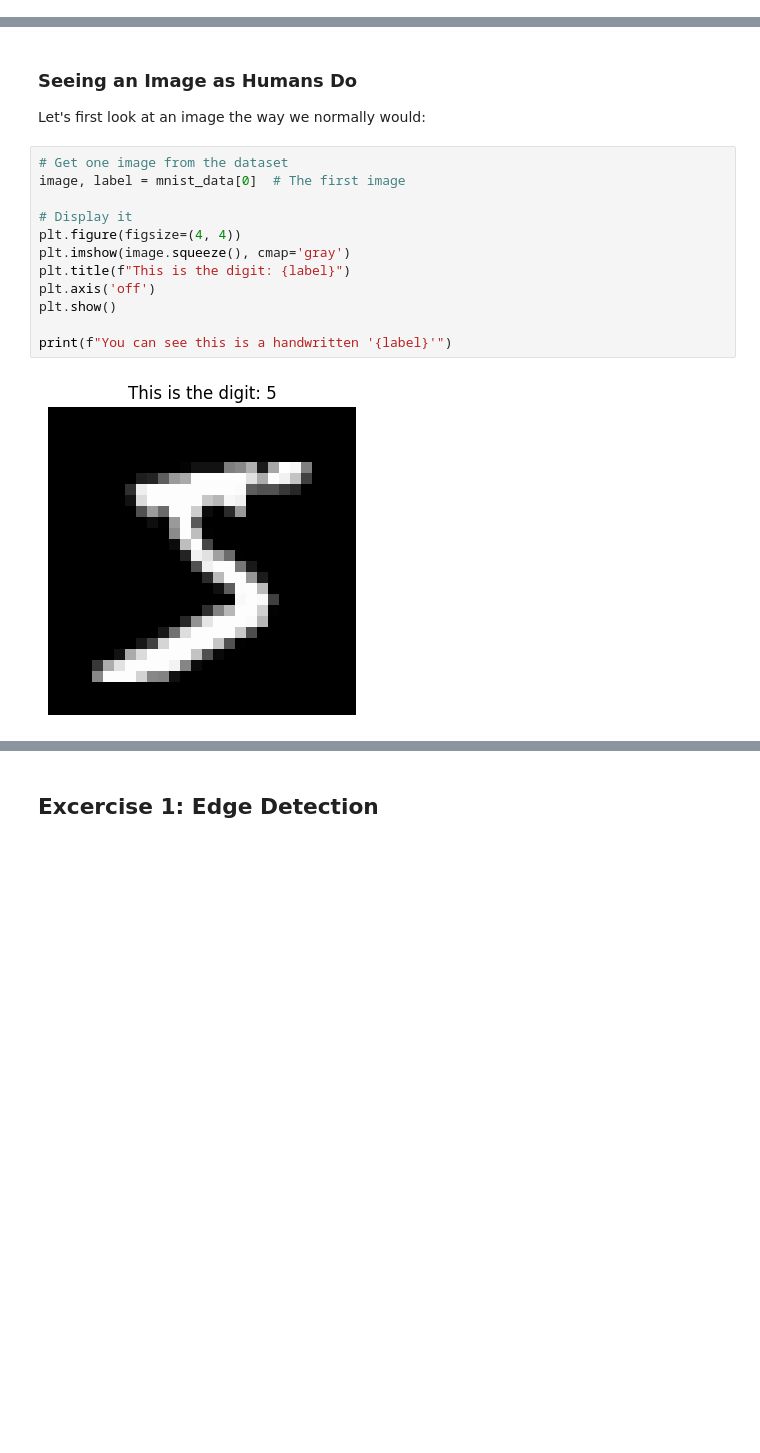
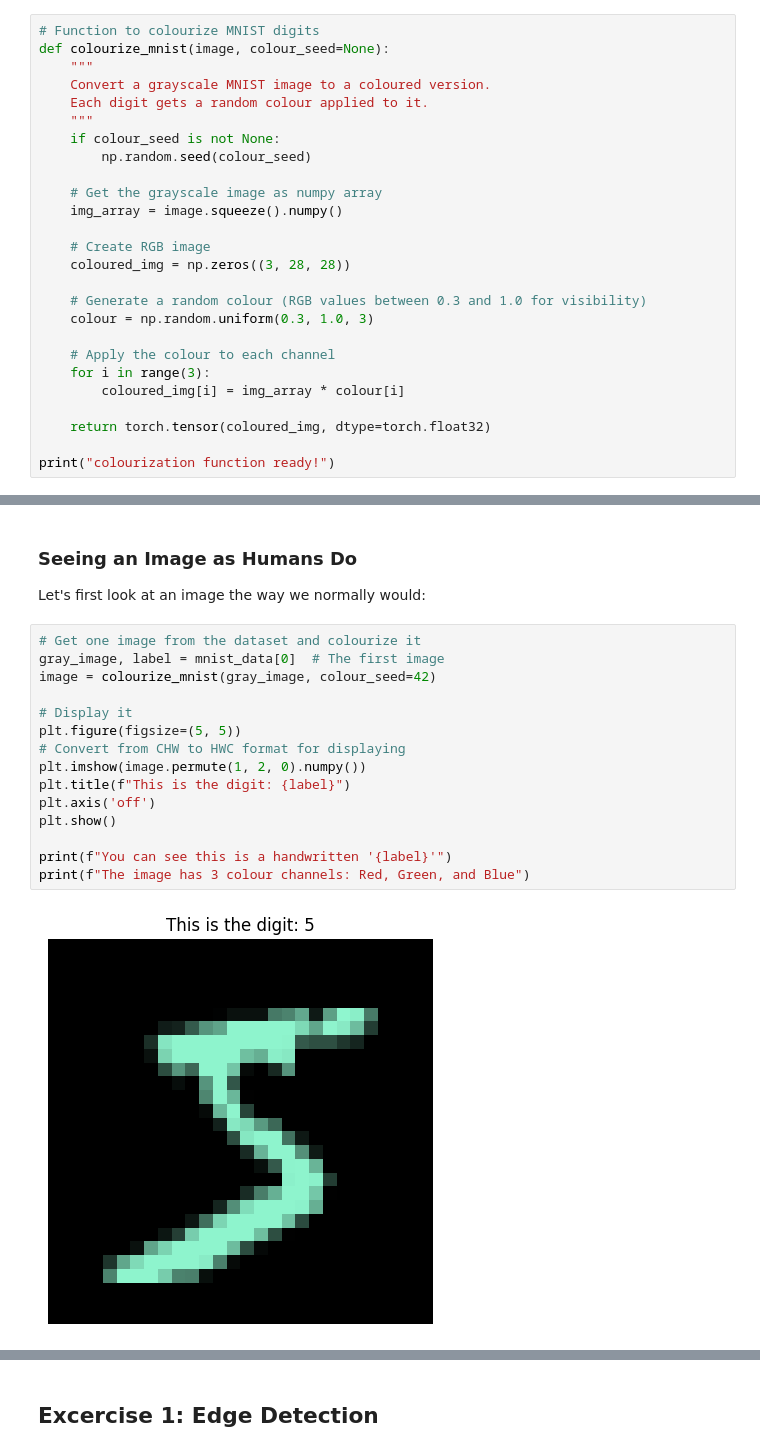
Before and after one commit to Hanny658/deep-learning-2026, a Jupyter notebook: SESSION3/session3_part1_instructor.ipynb, the cells around one changed output, grey strips where cells are left out. Cells and saved outputs as stored; diff of their text form; blank space fills up the shorter version.

Commit message:
chore: change to coloured mnist

```diff
--- a/SESSION3/session3_part1_instructor.ipynb
+++ b/SESSION3/session3_part1_instructor.ipynb
@@ -29,3 +29,29 @@ print(f"We have {len(mnist_data)} images of handwritten digits to work with.")
 # %% [output]
 Dataset downloaded successfully!
 We have 60000 images of handwritten digits to work with.
+# %%
+# Function to colourize MNIST digits
+def colourize_mnist(image, colour_seed=None):
+    """
+    Convert a grayscale MNIST image to a coloured version.
+    Each digit gets a random colour applied to it.
+    """
+    if colour_seed is not None:
+        np.random.seed(colour_seed)
+
+    # Get the grayscale image as numpy array
+    img_array = image.squeeze().numpy()
+
+    # Create RGB image
+    coloured_img = np.zeros((3, 28, 28))
+
+    # Generate a random colour (RGB values between 0.3 and 1.0 for visibility)
+    colour = np.random.uniform(0.3, 1.0, 3)
+
+    # Apply the colour to each channel
+    for i in range(3):
+        coloured_img[i] = img_array * colour[i]
+
+    return torch.tensor(coloured_img, dtype=torch.float32)
+
+print("colourization function ready!")
@@ -34,17 +62,20 @@ We have 60000 images of handwritten digits to work with.
 
 Let's first look at an image the way we normally would:
 # %%
-# Get one image from the dataset
-image, label = mnist_data[0]  # The first image
+# Get one image from the dataset and colourize it
+gray_image, label = mnist_data[0]  # The first image
+image = colourize_mnist(gray_image, colour_seed=42)
 
 # Display it
-plt.figure(figsize=(4, 4))
-plt.imshow(image.squeeze(), cmap='gray')
+plt.figure(figsize=(5, 5))
+# Convert from CHW to HWC format for displaying
+plt.imshow(image.permute(1, 2, 0).numpy())
 plt.title(f"This is the digit: {label}")
 plt.axis('off')
 plt.show()
 
 print(f"You can see this is a handwritten '{label}'")
+print(f"The image has 3 colour channels: Red, Green, and Blue")
 # %% [output]
-[figure, old version]
+[figure, new version]
 You can see this is a handwritten '5'
```
Also changed, not shown: parts of 94 cells of this notebook.
